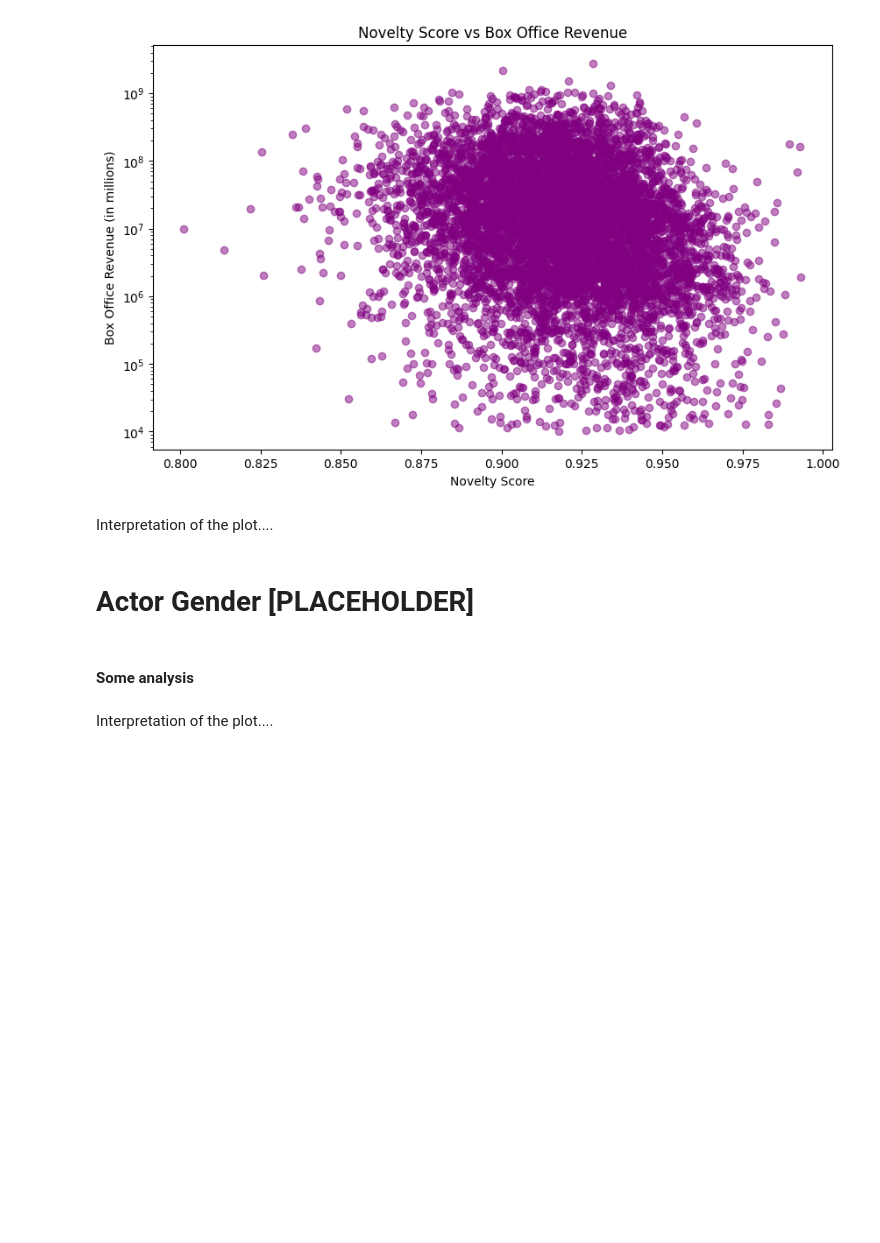
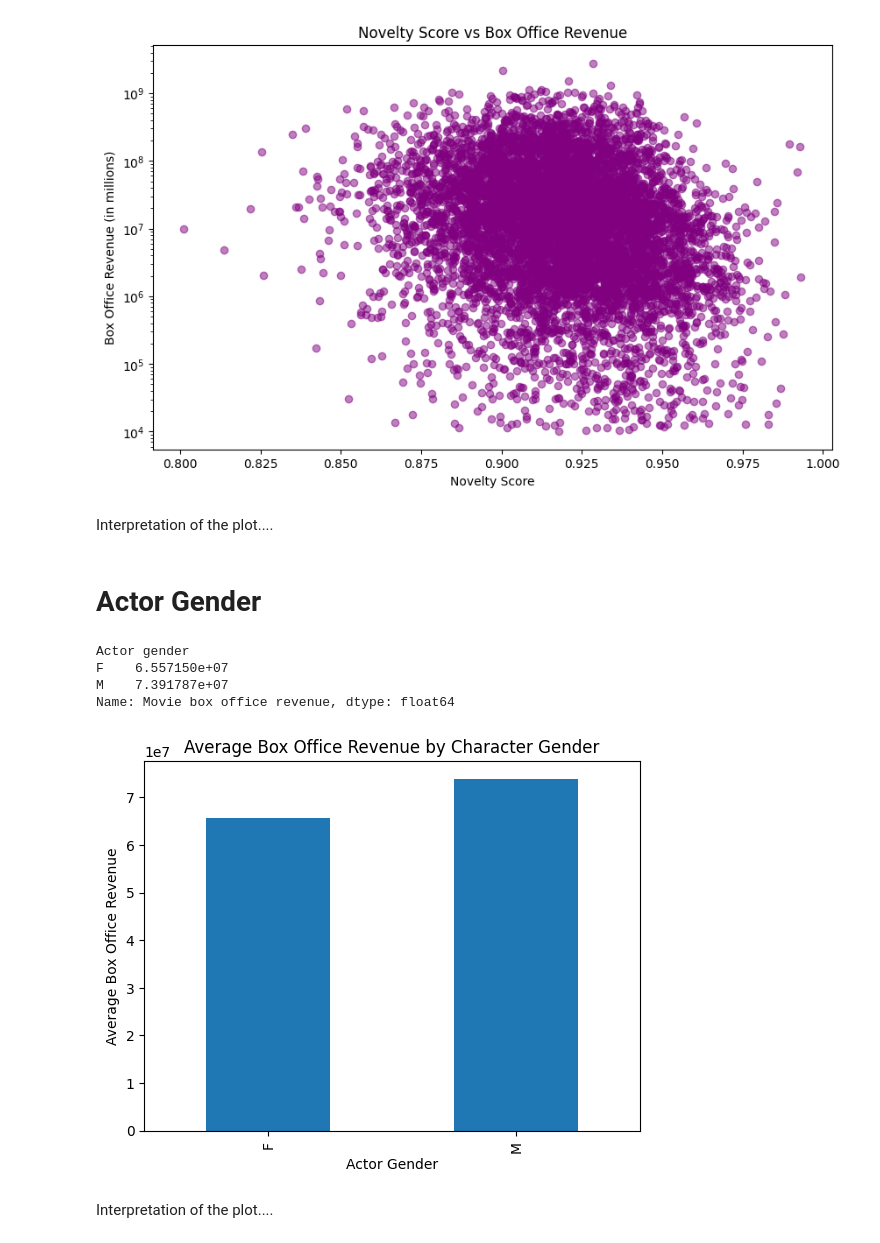
Before and after one commit to epfl-ada/ada-2024-project-conquistada, a Jupyter notebook: results.ipynb, the cells around one changed output. Drawn from its saved outputs; the diff is of its cells as text; code cells hidden in the pictures; blank space fills up the shorter version.

```diff
--- a/results.ipynb
+++ b/results.ipynb
@@ -759,9 +774,42 @@ plt.show()
 # %% [markdown]
 Interpretation of the plot....
 # %% [markdown]
-# Actor Gender [PLACEHOLDER]
+# Actor Gender
-# %% [markdown]
-#### Some analysis
+# %%
+PATH = 'cmu/'
+
+movies = pd.read_csv(PATH + 'movie.metadata.tsv', sep='\t', header=None)
+movies.columns = ['Wikipedia movie ID', 'Freebase movie ID', 'Movie name', 'Movie release date', 'Movie box office revenue', 'Movie runtime', 'Movie languages', 'Movie countries', 'Movie genres']
+movies['Extracted Genres'] = movies['Movie genres'].apply(dict_to_list)
+movies['Extracted Languages'] = movies['Movie languages'].apply(dict_to_list)
+movies['Movie box office revenue'] = pd.to_numeric(movies['Movie box office revenue'], errors='coerce')
+movies = movies.dropna(subset=['Movie name', 'Movie box office revenue', 'Extracted Genres'])
+
+characters = pd.read_csv(PATH + 'character.metadata.tsv', sep='\t', header=None)
+characters.columns = ['Wikipedia movie ID', 'Freebase movie ID','Movie release date', 'Character Name', 'Actor DOB', 'Actor gender', 'Actor height', 'Actor ethnicity', 'Actor Name', 'Actor age at movie release', 'Freebase character map', 'Freebase character ID', 'Freebase actor ID']
+characters = characters.dropna(subset=['Actor gender'])
+# %%
+# Merge movies and characters data on 'Wikipedia movie ID'
+merged_data = pd.merge(movies, characters, on='Wikipedia movie ID')
+
+# Group by Actor gender and calculate mean box office revenue
+gender_box_office = merged_data.groupby('Actor gender')['Movie box office revenue'].mean()
+
+# Display the correlation results
+print(gender_box_office)
+
+# Plot
+gender_box_office.plot(kind='bar')
+plt.title('Average Box Office Revenue by Character Gender')
+plt.xlabel('Actor Gender')
+plt.ylabel('Average Box Office Revenue')
+plt.show()
+# %% [output]
+Actor gender
+F    6.557150e+07
+M    7.391787e+07
+Name: Movie box office revenue, dtype: float64
+[figure, added]
 # %% [markdown]
 Interpretation of the plot....
 # %% [markdown]
```
Also changed, not shown: parts of 4 cells of this notebook.
